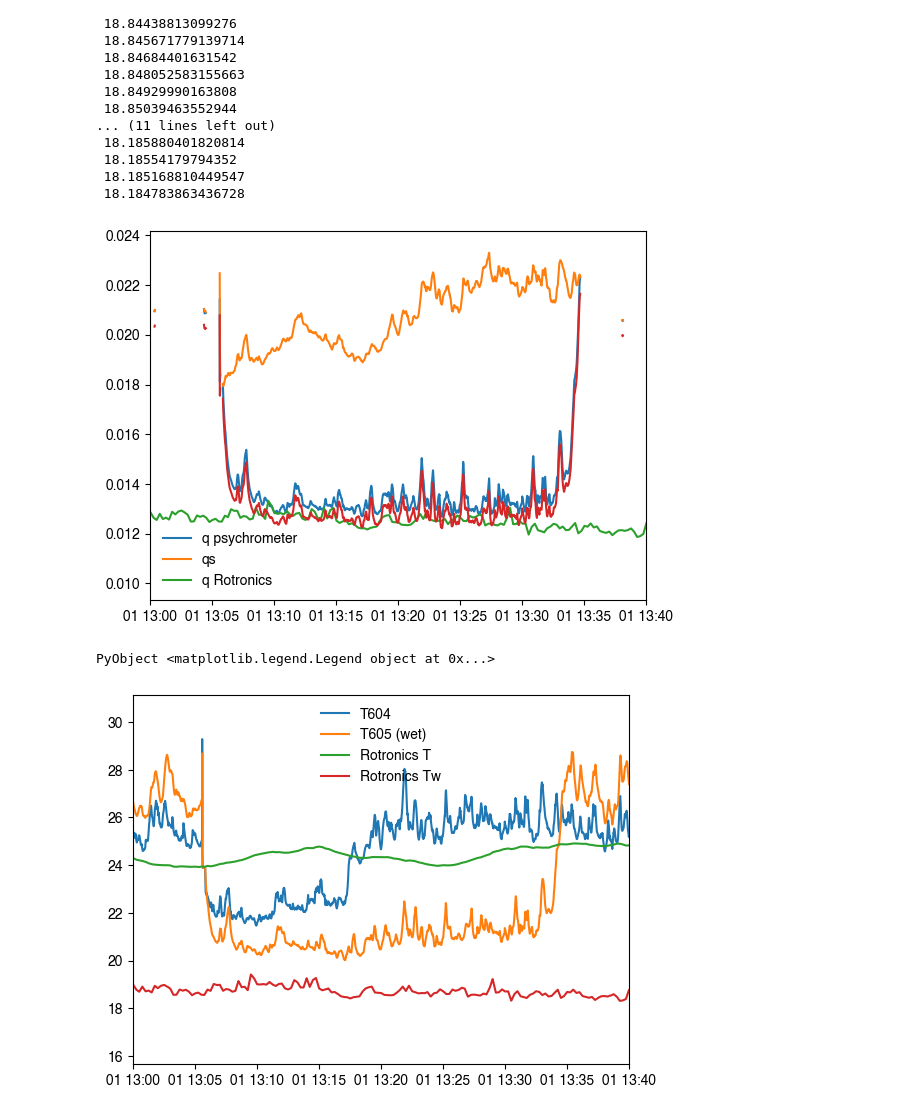
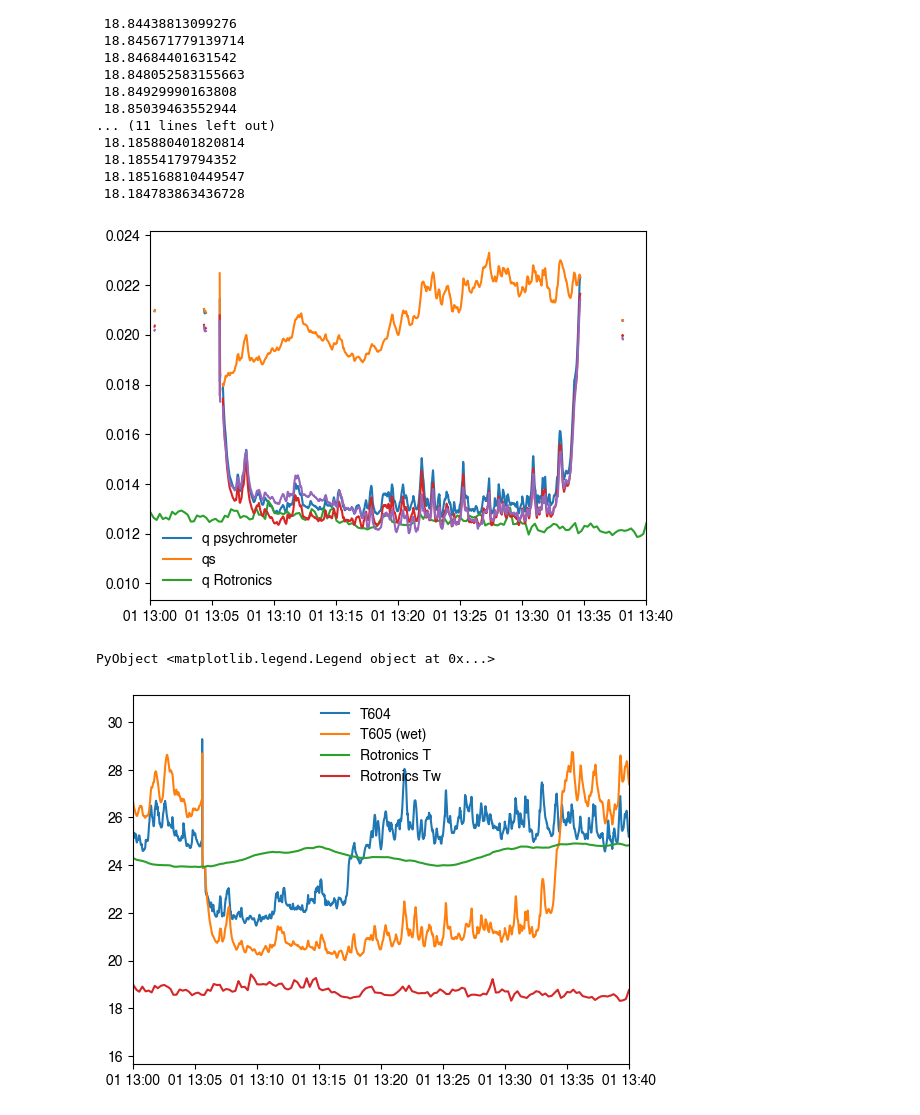
Before and after one commit to jtomfarrar/submersible_humidity_sensor, a Jupyter notebook: code/read_jason_rbr_log_jl.ipynb, the cells around one changed output. Cells and saved outputs as stored; diff of their text form; code cells hidden in the pictures.

Commit message:
experiment with T604 offsets for q

```diff
--- a/code/read_jason_rbr_log_jl.ipynb
+++ b/code/read_jason_rbr_log_jl.ipynb
@@ -312,7 +312,13 @@ t604_605 = itp_to_605(dtime604, t604)
 
 p0 = 101500.0 # nominal pressure, Pa
 q = q_psychro.(t603_605, t605, p0)
+
+# compute test humidity with temperature offsets
 qtest = q_psychro.(t603_605.-0.5, t605.-0.5, p0)
+# qtest = q_psychro.(t603_605.-1.5, t605.-1.0, p0) # also plausible
+
+# we really need an offset for t604 and t605
+qtest604 = q_psychro.(t604_605.-1.0, t605.-1.0, p0)
 
 qw = qs.(p0, t603_605)
 
@@ -345,28 +351,29 @@ tw_rot_605 = itp_to_605(rot_dt, rot_tw)
 # %%
 
 # plot q, qs calculations
 
 nanmask(f, x) = f(x) ? x : NaN
 # how do I broadcast it?
 
 ii = t605.<t603_605
 mask = zeros(size(ii))
 mask[.!ii] .= NaN
 plot(dtime605, mask.+q )
 plot(dtime605, mask.+qw)
 
 plot( Date(1,1,1) .+ rot.Time + Second(60*7.5) , rot_q )
 # tw = Twet(t603_605, q, p0)
 plot(dtime605, mask.+qtest)
+plot(dtime605, mask.+qtest604)
 
 xlim([DateTime(1,1,1,13,0,0), DateTime(1,1,1,13,40,0)])
 X = ax.xaxis
 mdates = PyPlot.matplotlib.dates
 X.set_major_locator(mdates.MinuteLocator(10))
 X.set_major_formatter(mdates.DateFormatter("%H:%M")) # Specify the format - %b gives us Jan, Feb...
 legend(["q psychrometer", "qs", "q Rotronics"]; frameon=false)
 # %% [output]
-[figure, old version]
+[figure, new version]
 PyObject <matplotlib.legend.Legend object at 0x...>
 # %%
 # plot T, Tw from 604-605 thermistor calculations
```
